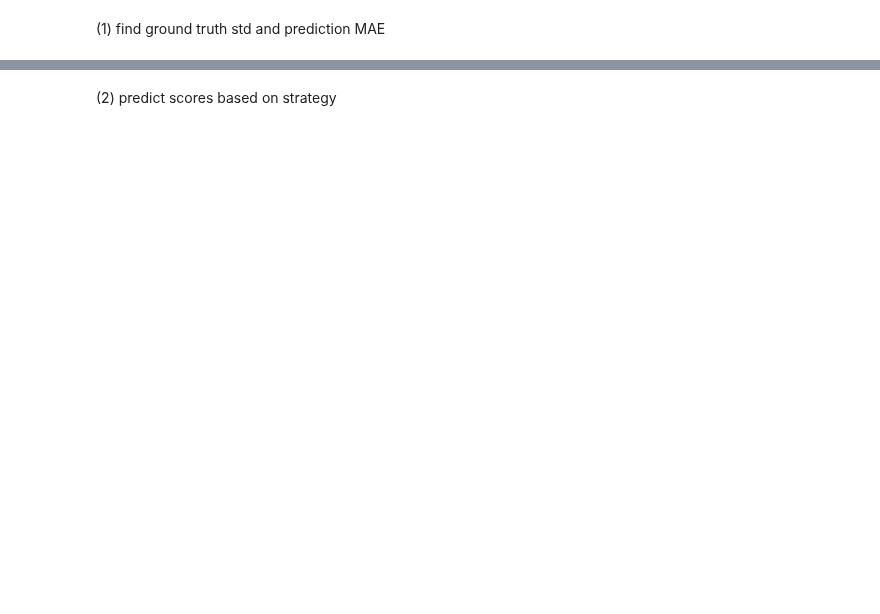
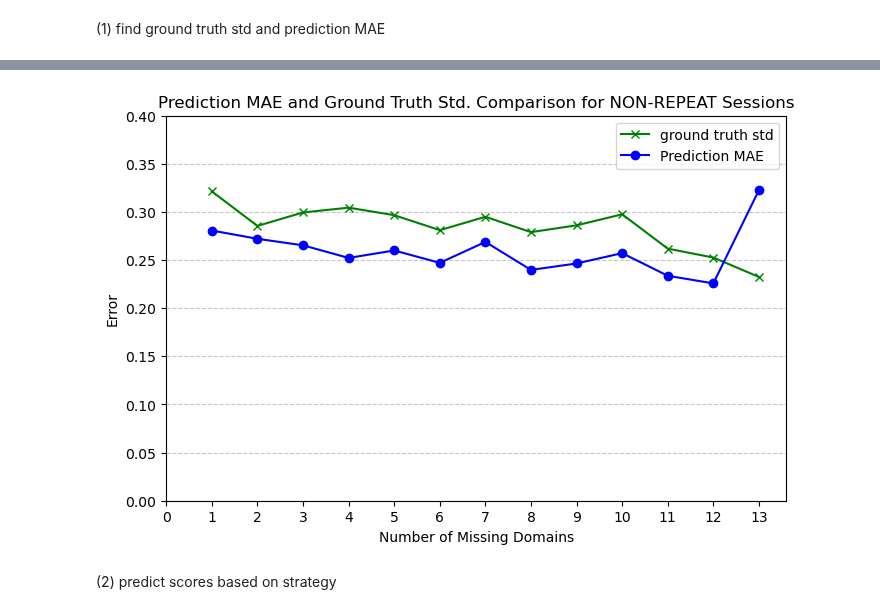
Before and after one commit to twchen88/ct_research, a Jupyter notebook: v2/notebooks/02_aggregate_average_debug.ipynb, the cells around one changed output, grey strips where cells are left out. Drawn from its saved outputs; the diff is of its cells as text; code cells hidden in the pictures; blank space fills up the shorter version.

```diff
--- a/v2/notebooks/02_aggregate_average_debug.ipynb
+++ b/v2/notebooks/02_aggregate_average_debug.ipynb
@@ -88,6 +105,6 @@ git_commit_hash = get_git_commit_hash()
 # %%
 ## load model
-model = shared.load_model(model_source, device=device)
+# model = shared.load_model(model_source, device=device)
 # %%
 ## read data
 test_data = np.load("old_data/next_step_test_data_encoded.npy")
@@ -136,18 +153,18 @@ test_x.shape, test_y.shape, test_predictions.shape
 missing_counts = list(range(0, 14))
 # %%
-# for n in missing_counts:
-#     filter_mask = core.filter_sessions_by_missing_count(cur_score, n)
-#     filtered_encoding = encoding[filter_mask]
-#     filtered_gt = future_score_gt[filter_mask][filtered_encoding == 1]
-    # filtered_pred = test_predictions[filter_mask][filtered_encoding == 1]
+for n in missing_counts:
+    filter_mask = core.filter_sessions_by_missing_count(cur_score, n)
+    filtered_encoding = encoding[filter_mask]
+    filtered_gt = future_score_gt[filter_mask][filtered_encoding == 1]
+    filtered_pred = test_predictions[filter_mask][filtered_encoding == 1]
 
-    # ground_truth_dict[str(n)] = filtered_gt
+    ground_truth_dict[str(n)] = filtered_gt
 
-    # if filtered_gt.size == 0:
-    #     mean_errors_list.append(np.nan)
-    #     ground_truth_std_list.append(np.nan)
-    #     continue
+    if filtered_gt.size == 0:
+        mean_errors_list.append(np.nan)
+        ground_truth_std_list.append(np.nan)
+        continue
 
-    # mean_error, std_dev = core.compute_errors(filtered_gt, filtered_pred)
-    # mean_errors_list.append(mean_error)
-    # ground_truth_std_list.append(std_dev)
+    mean_error, std_dev = core.compute_errors(filtered_gt, filtered_pred)
+    mean_errors_list.append(mean_error)
+    ground_truth_std_list.append(std_dev)
@@ -154,11 +202,13 @@ missing_counts = list(range(0, 14))
 # %%
-# # plot error by missing count and save figure
-# viz.plot_error_by_missing_count(
-#     missing_counts=missing_counts,
-#     std=ground_truth_std_list,
-#     error=mean_errors_list,
-#     run_type=run_type
-# )
+# plot error by missing count and save figure
+viz.plot_error_by_missing_count(
+    missing_counts=missing_counts,
+    std=ground_truth_std_list,
+    error=mean_errors_list,
+    run_type=run_type
+)
+# %% [output]
+[figure, added]
 # %% [markdown]
 (2) predict scores based on strategy
 # %%
```
Also changed, not shown: parts of 15 cells of this notebook, 1 other file.
